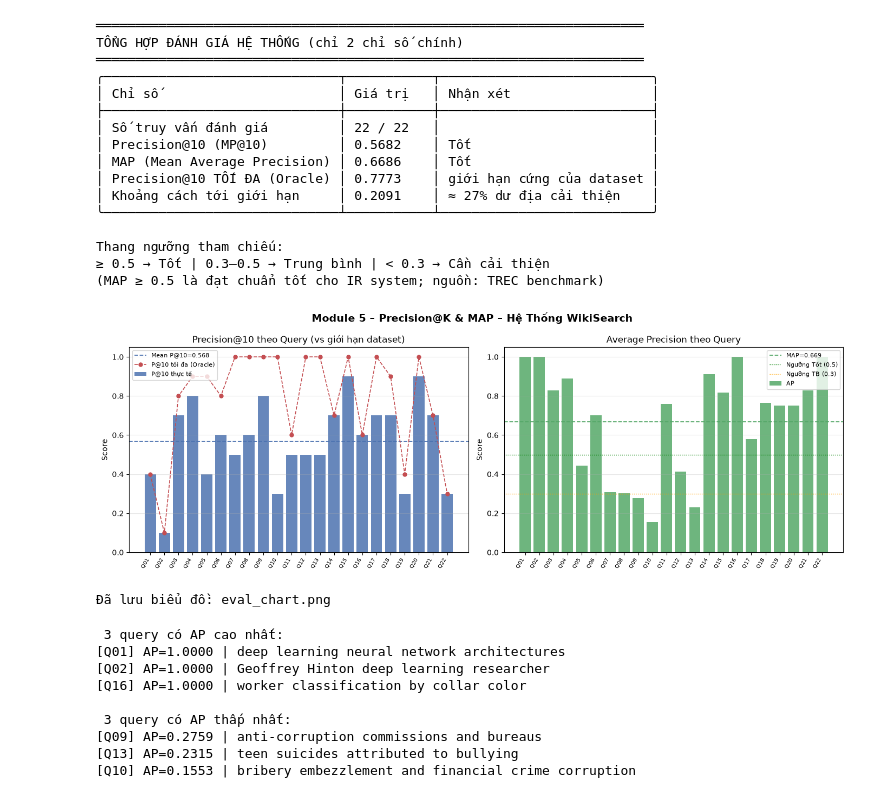
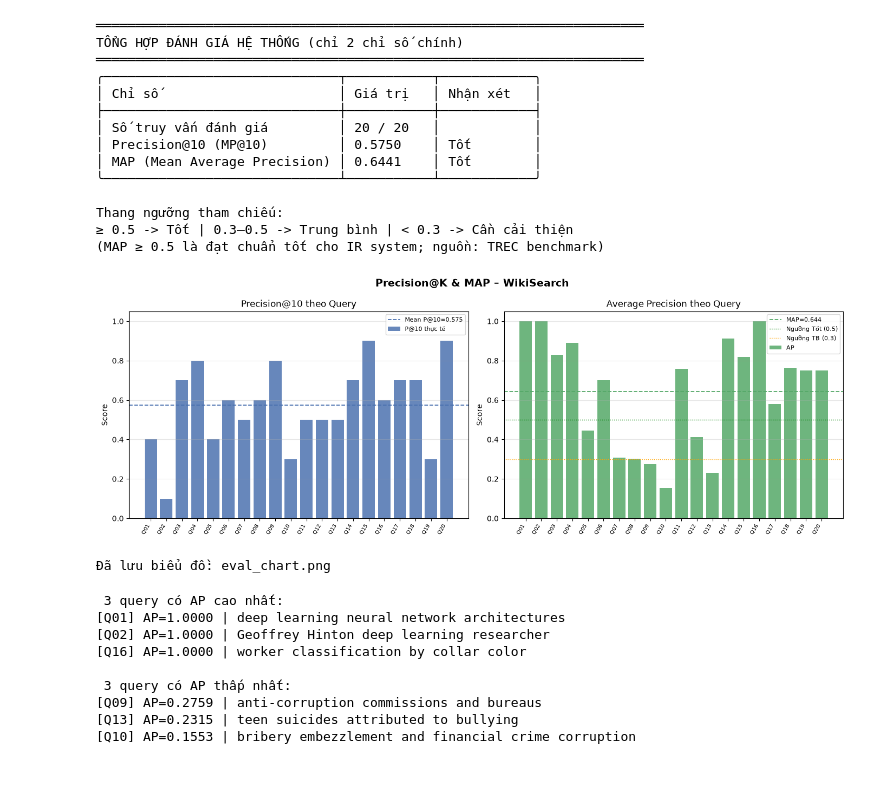
Before and after one commit to kha1rk19fpt/Final_Project_SEG301, a Jupyter notebook: evaluate/evaluate_module5.ipynb, the cells around one changed output. Saved outputs shown, nothing was run; the diff lists cells and outputs as text; code cells hidden in the pictures.

```diff
--- a/evaluate/evaluate_module5.ipynb
+++ b/evaluate/evaluate_module5.ipynb
@@ -361,54 +357,24 @@ GROUND_TRUTH = [
             "https://en.wikipedia.org/wiki/Stress_leave",
         ],
     },
-    {
-        "query_id": "Q21",
-        "query": "income tax brackets and payroll tax",
-        "relevant_urls": [
-            "https://en.wikipedia.org/wiki/Income_tax",
-            "https://en.wikipedia.org/wiki/Negative_income_tax",
-            "https://en.wikipedia.org/wiki/PAYE",
-            "https://en.wikipedia.org/wiki/Pay-as-you-earn_tax",
-            "https://en.wikipedia.org/wiki/Payroll_tax",
-            "https://en.wikipedia.org/wiki/Tax_bracket",
-            "https://en.wikipedia.org/wiki/Tax_haven",
-        ],
-    },
-    {
-        "query_id": "Q22",
-        "query": "zero sum game and probability distribution",
-        "relevant_urls": [
-            "https://en.wikipedia.org/wiki/Nash_equilibria",
-            "https://en.wikipedia.org/wiki/Probability_distribution",
-            "https://en.wikipedia.org/wiki/Zero-sum_game",
-        ],
-    },
 ]
 # %%
 def normalize_url(url: str) -> str:
-    """
-    Chuẩn hoá URL để so sánh:
-    - bỏ trailing slash, lowercase
-    - coi '-' và '_' là tương đương (Wikipedia dùng cả hai không nhất quán)
-    """
     u = url.strip().rstrip("/").lower()
     return u.replace("-", "_")
 
 def search_api(query: str, k: int, base_url: str) -> list:
-    """Gọi backend API, trả về danh sách kết quả."""
     endpoint = f"{base_url}/search"
     response = requests.get(endpoint, params={"q": query, "k": k}, timeout=30)
     response.raise_for_status()
     return response.json().get("data", [])
 
 def precision_at_k(retrieved: list, relevant: list, k: int) -> float:
-    """P@K = hits trong top-K / K"""
     rel_set = {normalize_url(u) for u in relevant}
     hits = sum(1 for u in retrieved[:k] if normalize_url(u) in rel_set)
     return hits / k if k > 0 else 0.0
 
 def average_precision(retrieved: list, relevant: list) -> float:
-    """AP = Σ [P@i × rel(i)] / |relevant|"""
     rel_set = {normalize_url(u) for u in relevant}
     if not rel_set:
         return 0.0
@@ -418,5 +384,3 @@ def average_precision(retrieved: list, relevant: list) -> float:
             hits += 1
             total += hits / i
     return total / len(rel_set)
-
-print("Đã định nghĩa: normalize_url, search_api, precision_at_k, average_precision")
@@ -647,28 +594,26 @@ print(tabulate(summary, headers=["Chỉ số", "Giá trị", "Nhận xét"], tab
 
 print()
 print("Thang ngưỡng tham chiếu:")
-print("≥ 0.5 → Tốt | 0.3–0.5 → Trung bình | < 0.3 → Cần cải thiện")
+print("≥ 0.5 -> Tốt | 0.3–0.5 -> Trung bình | < 0.3 -> Cần cải thiện")
 print("(MAP ≥ 0.5 là đạt chuẩn tốt cho IR system; nguồn: TREC benchmark)")
 # %% [output]
 ══════════════════════════════════════════════════════════════════════
 TỔNG HỢP ĐÁNH GIÁ HỆ THỐNG (chỉ 2 chỉ số chính)
 ══════════════════════════════════════════════════════════════════════
-╭──────────────────────────────┬───────────┬───────────────────────────╮
-│ Chỉ số                       │ Giá trị   │ Nhận xét                  │
-├──────────────────────────────┼───────────┼───────────────────────────┤
-│ Số truy vấn đánh giá         │ 22 / 22   │                           │
-│ Precision@10 (MP@10)         │ 0.5682    │ Tốt                       │
-│ MAP (Mean Average Precision) │ 0.6686    │ Tốt                       │
-│ Precision@10 TỐI ĐA (Oracle) │ 0.7773    │ giới hạn cứng của dataset │
-│ Khoảng cách tới giới hạn     │ 0.2091    │ ≈ 27% dư địa cải thiện    │
-╰──────────────────────────────┴───────────┴───────────────────────────╯
+╭──────────────────────────────┬───────────┬────────────╮
+│ Chỉ số                       │ Giá trị   │ Nhận xét   │
+├──────────────────────────────┼───────────┼────────────┤
+│ Số truy vấn đánh giá         │ 20 / 20   │            │
+│ Precision@10 (MP@10)         │ 0.5750    │ Tốt        │
+│ MAP (Mean Average Precision) │ 0.6441    │ Tốt        │
+╰──────────────────────────────┴───────────┴────────────╯
 
 Thang ngưỡng tham chiếu:
-≥ 0.5 → Tốt | 0.3–0.5 → Trung bình | < 0.3 → Cần cải thiện
+≥ 0.5 -> Tốt | 0.3–0.5 -> Trung bình | < 0.3 -> Cần cải thiện
 (MAP ≥ 0.5 là đạt chuẩn tốt cho IR system; nguồn: TREC benchmark)
 # %%
 fig, axes = plt.subplots(1, 2, figsize=(14, 5))
-fig.suptitle("Module 5 – Precision@K & MAP – Hệ Thống WikiSearch", fontsize=14, fontweight="bold")
+fig.suptitle("Precision@K & MAP – WikiSearch", fontsize=14, fontweight="bold")
 
 qids = [r["QID"] for r in per_query_rows]
 p_vals = [float(r[f"P@{K}"]) for r in per_query_rows]
@@ -679,35 +624,35 @@ x = range(len(qids))
 bars = ax.bar(x, p_vals, color="#4C72B0", alpha=0.85, label=f"P@{K} thực tế")
 ax.axhline(mp_at_k, color="#4C72B0", linestyle="--", linewidth=1.3, label=f"Mean P@{K}={mp_at_k:.3f}")
 if coverage_ok:
     oracle_vals = [oracle_p_at_k[q] for q in qids]
     ax.plot(x, oracle_vals, "o--", color="#C44E52", linewidth=1.2, markersize=5, label=f"P@{K} tối đa (Oracle)")
 ax.set_xticks(list(x))
 ax.set_xticklabels(qids, rotation=60, ha="right", fontsize=7)
 ax.set_ylim(0, 1.05)
-ax.set_title(f"Precision@{K} theo Query (vs giới hạn dataset)")
+ax.set_title(f"Precision@{K} theo Query")
 ax.set_ylabel("Score")
 ax.legend(fontsize=8)
 ax.grid(axis="y", alpha=0.3)
 
 ax = axes[1]
 ax.bar(x, ap_vals, color="#55A868", alpha=0.85, label="AP")
 ax.axhline(map_score, color="#55A868", linestyle="--", linewidth=1.3, label=f"MAP={map_score:.3f}")
 ax.axhline(0.5, color="green", linestyle=":", linewidth=1.0, label="Ngưỡng Tốt (0.5)")
 ax.axhline(0.3, color="orange", linestyle=":", linewidth=1.0, label="Ngưỡng TB (0.3)")
 ax.set_xticks(list(x))
 ax.set_xticklabels(qids, rotation=60, ha="right", fontsize=7)
 ax.set_ylim(0, 1.05)
 ax.set_title("Average Precision theo Query")
 ax.set_ylabel("Score")
 ax.legend(fontsize=8)
 ax.grid(axis="y", alpha=0.3)
 
 plt.tight_layout()
 plt.savefig("eval_chart.png", dpi=150, bbox_inches="tight")
 plt.show()
 print("Đã lưu biểu đồ: eval_chart.png")
 # %% [output]
-[figure, old version]
+[figure, new version]
 Đã lưu biểu đồ: eval_chart.png
 # %%
 valid_results = [r for r in results if "metrics" in r]
```
Also changed, not shown: parts of 9 cells of this notebook, 2 other files.
